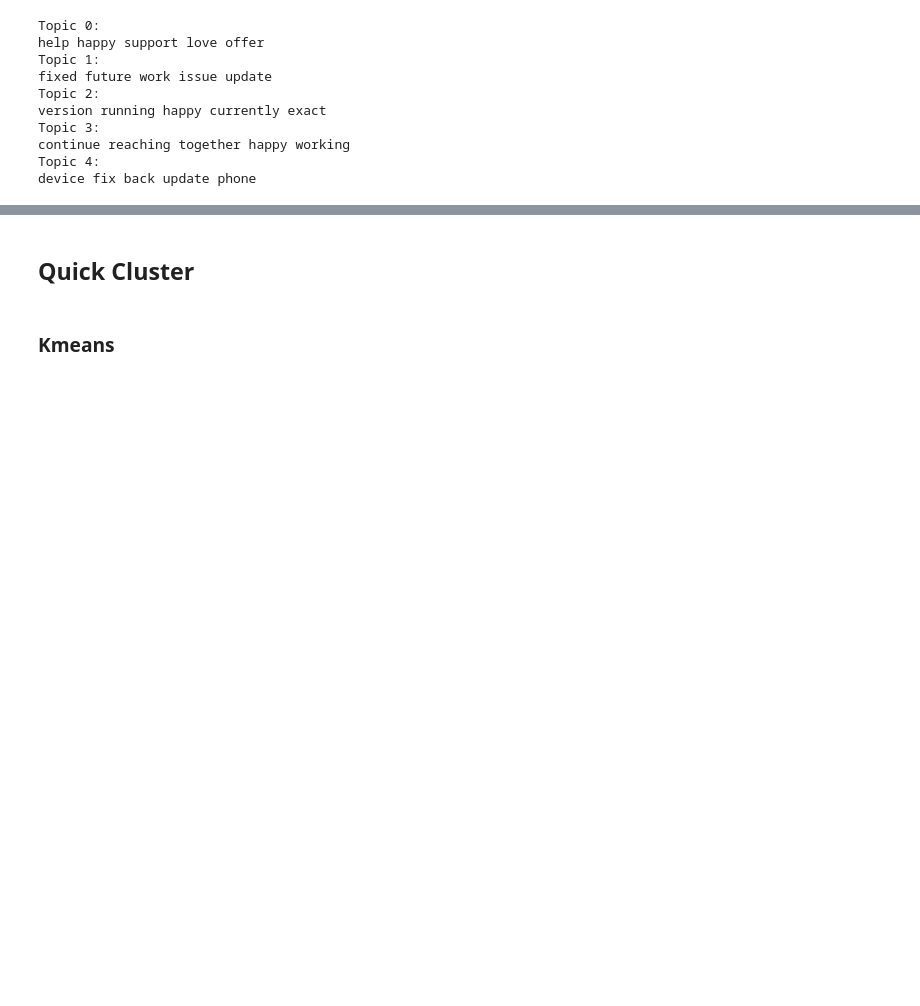
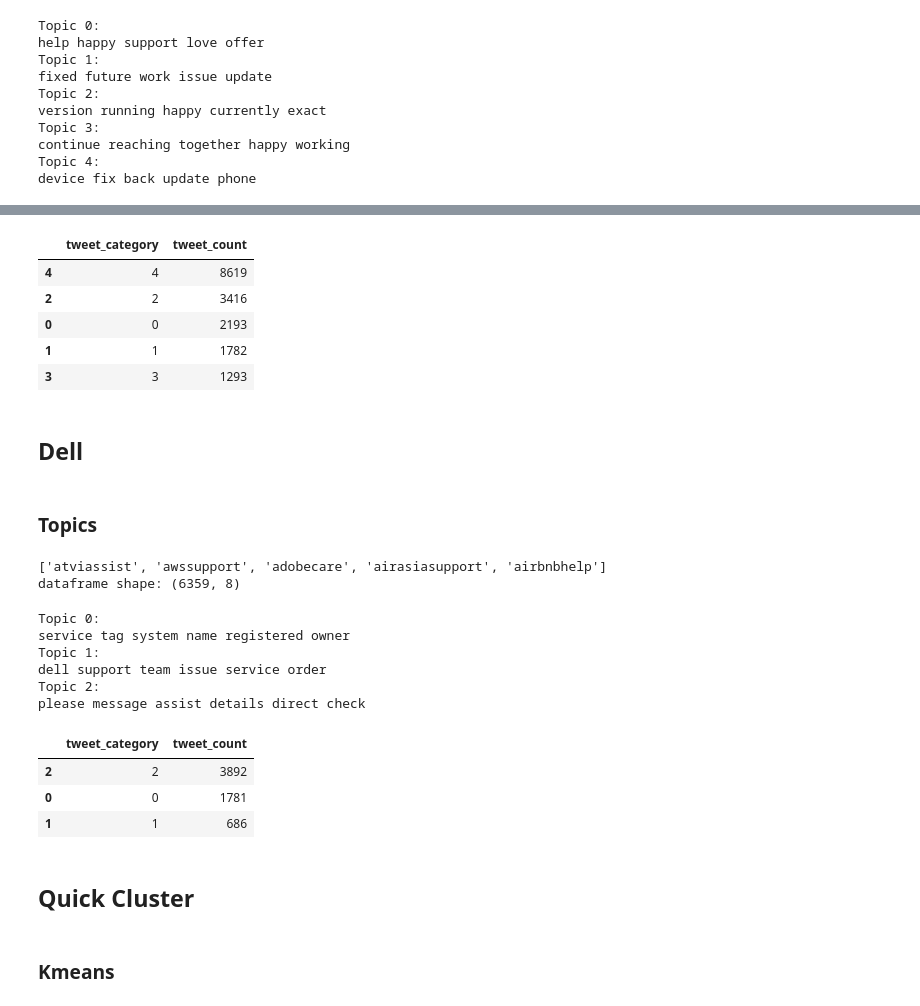
Before and after one commit to xvila/Twitter-Customer-Support-Exploration, a Jupyter notebook: notebooks/data_processing.ipynb, the cells around one changed output, grey strips where cells are left out. Drawn from its saved outputs; the diff is of its cells as text; code cells hidden in the pictures; blank space fills up the shorter version.

```diff
--- a/notebooks/data_processing.ipynb
+++ b/notebooks/data_processing.ipynb
@@ -496,3 +651,37 @@ device fix back update phone
+# %%
+microDist
+# %% [output]
+|  | tweet_category | tweet_count |
+| 4 | 4 | 8619 |
+| 2 | 2 | 3416 |
+| 0 | 0 | 2193 |
+| 1 | 1 | 1782 |
+| 3 | 3 | 1293 |
+# %% [markdown]
+## Dell
+# %% [markdown]
+### Topics
+# %%
+dellNMF,dellFeatures,dellDist = get_topics('DellCares',3,df,c=companies)
+# %% [output]
+['atviassist', 'awssupport', 'adobecare', 'airasiasupport', 'airbnbhelp']
+dataframe shape: (6359, 8)
+# %%
+display_topics(dellNMF,dellFeatures,6)
+# %% [output]
+Topic 0:
+service tag system name registered owner
+Topic 1:
+dell support team issue service order
+Topic 2:
+please message assist details direct check
+# %%
+dellDist
+# %% [output]
+|  | tweet_category | tweet_count |
+| 2 | 2 | 3892 |
+| 0 | 0 | 1781 |
+| 1 | 1 | 686 |
 # %% [markdown]
 ## Quick Cluster
 # %% [markdown]
```
Also changed, not shown: parts of 35 cells of this notebook.
